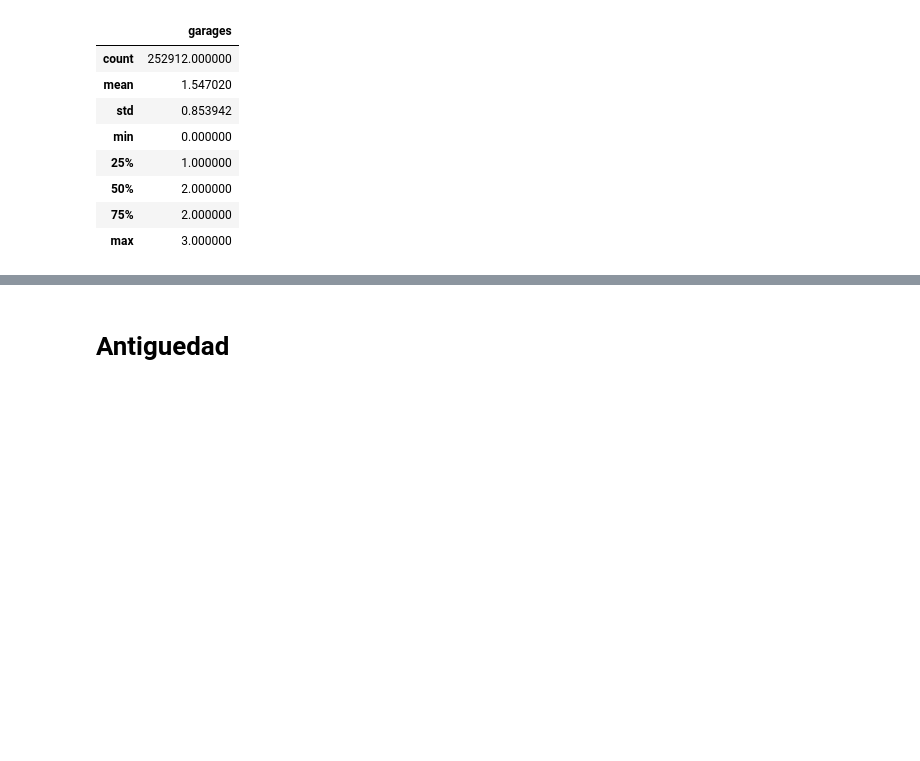
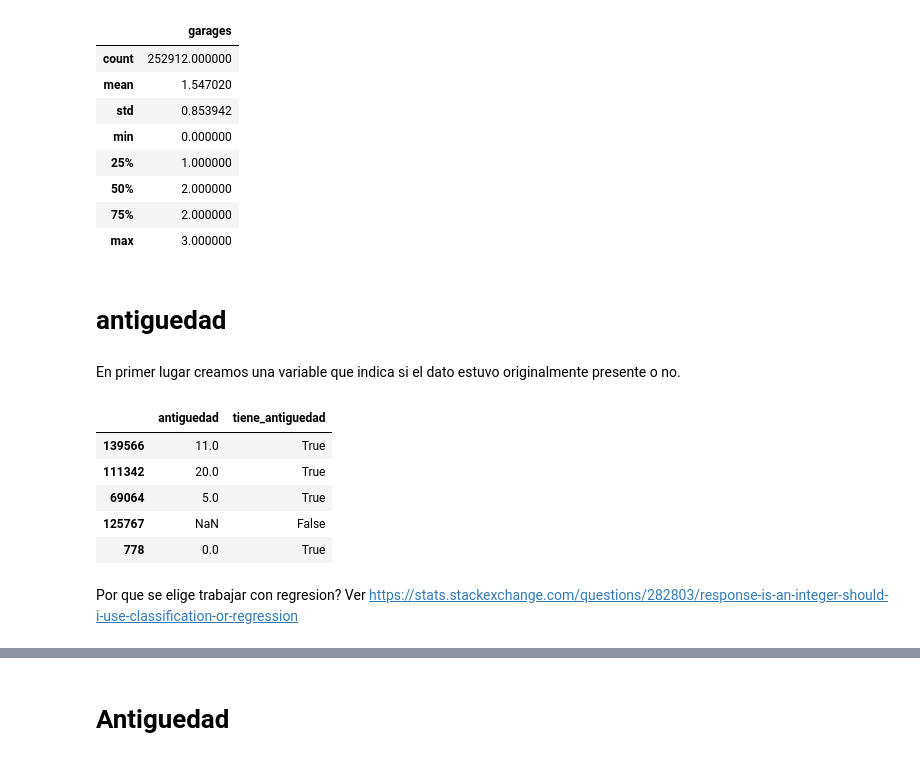
Before and after one commit to rozanecm/7506_tp2_2c2019, a Jupyter notebook: notebooks/fillna with ml by rozanecm.ipynb, the cells around one changed output, grey strips where cells are left out. Saved outputs shown, nothing was run; the diff lists cells and outputs as text; code cells hidden in the pictures; blank space fills up the shorter version.

Commit message:
add fillna by prediction
antiguedad feature.

```diff
--- a/notebooks/fillna with ml by rozanecm.ipynb
+++ b/notebooks/fillna with ml by rozanecm.ipynb
@@ -789,3 +789,20 @@ train_garages[[target_variable]].describe()
 test_garages[['id',target_variable]].to_csv('../data/imputations/garages.csv', index=False)
 # %%
 beep()
+# %% [markdown]
+# antiguedad
+# %%
+target_variable = 'antiguedad'
+# %% [markdown]
+En primer lugar creamos una variable que indica si el dato estuvo originalmente presente o no.
+# %%
+joined['tiene_antiguedad'] = joined['antiguedad'].notna()
+# %%
+joined[[target_variable,'tiene_antiguedad']].sample(5)
+# %% [output]
+|  | antiguedad | tiene_antiguedad |
+| 139566 | 11.0 | True |
+| 111342 | 20.0 | True |
+| 69064 | 5.0 | True |
+| 125767 | NaN | False |
+| 778 | 0.0 | True |
@@ -791,0 +813,2 @@ beep()
+# %% [markdown]
+Por que se elige trabajar con regresion? Ver https://stats.stackexchange.com/questions/282803/response-is-an-integer-should-i-use-classification-or-regression
```
Also changed, not shown: parts of 10 cells of this notebook, 1 other file.
